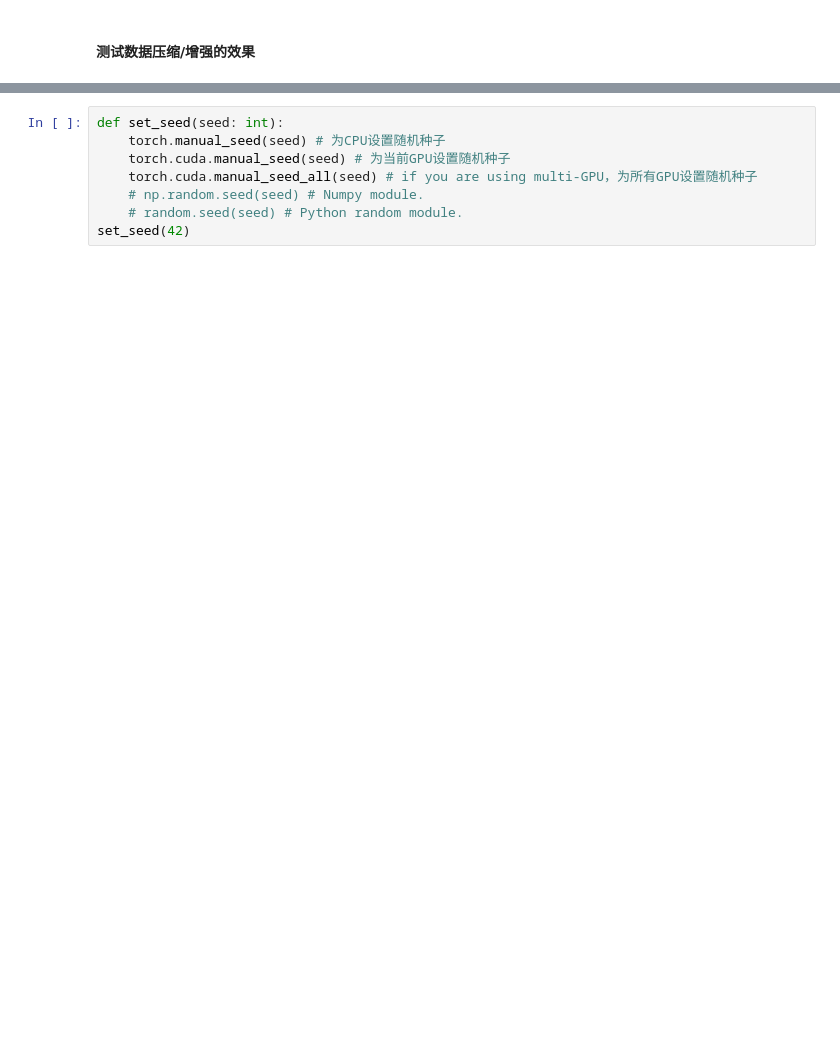
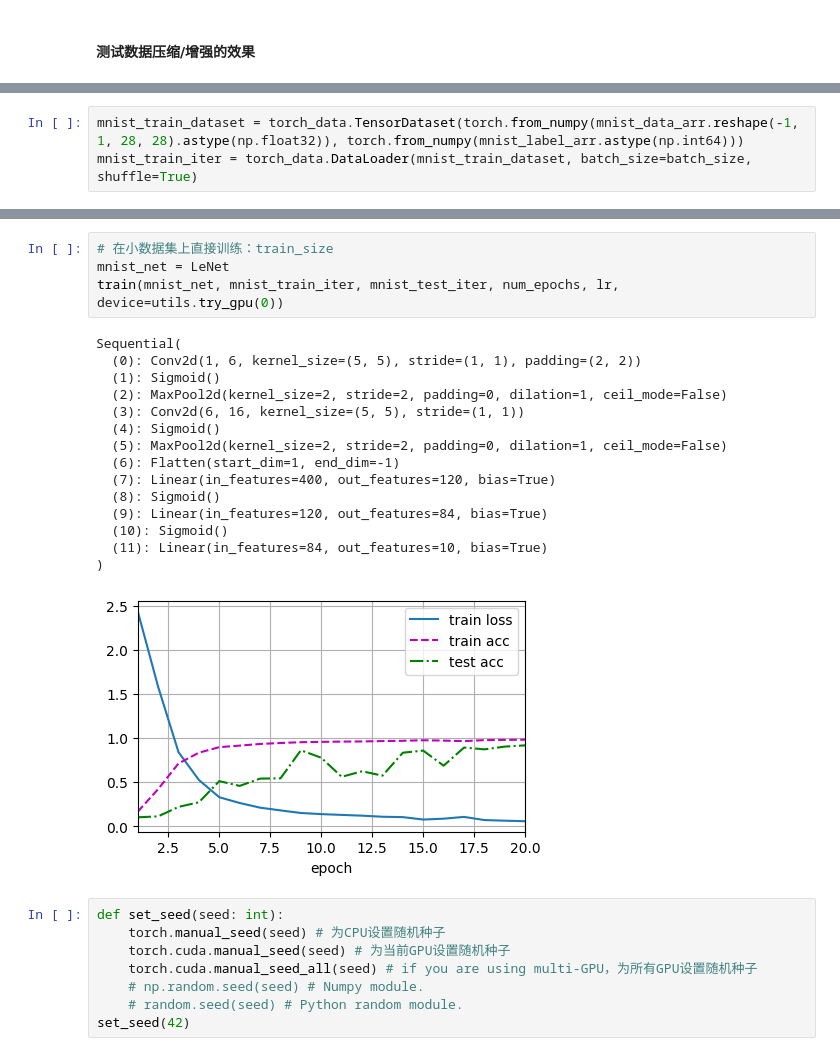
Before and after one commit to houhuawei23/geo-feature, a Jupyter notebook: hhw_code/main.ipynb, the cells around one changed output, grey strips where cells are left out. Saved outputs shown, nothing was run; the diff lists cells and outputs as text; blank space fills up the shorter version.

```diff
--- a/hhw_code/main.ipynb
+++ b/hhw_code/main.ipynb
@@ -214,0 +125,3 @@ res_lenet = network.LeNet
+# %%
+mnist_train_dataset = torch_data.TensorDataset(torch.from_numpy(mnist_data_arr.reshape(-1, 1, 28, 28).astype(np.float32)), torch.from_numpy(mnist_label_arr.astype(np.int64)))
+mnist_train_iter = torch_data.DataLoader(mnist_train_dataset, batch_size=batch_size, shuffle=True)
@@ -215,3 +183,23 @@ res_lenet = network.LeNet
+# %%
+# 在小数据集上直接训练：train_size
+mnist_net = LeNet
+train(mnist_net, mnist_train_iter, mnist_test_iter, num_epochs, lr, device=utils.try_gpu(0))
+# %% [output]
+Sequential(
+  (0): Conv2d(1, 6, kernel_size=(5, 5), stride=(1, 1), padding=(2, 2))
+  (1): Sigmoid()
+  (2): MaxPool2d(kernel_size=2, stride=2, padding=0, dilation=1, ceil_mode=False)
+  (3): Conv2d(6, 16, kernel_size=(5, 5), stride=(1, 1))
+  (4): Sigmoid()
+  (5): MaxPool2d(kernel_size=2, stride=2, padding=0, dilation=1, ceil_mode=False)
+  (6): Flatten(start_dim=1, end_dim=-1)
+  (7): Linear(in_features=400, out_features=120, bias=True)
+  (8): Sigmoid()
+  (9): Linear(in_features=120, out_features=84, bias=True)
+  (10): Sigmoid()
+  (11): Linear(in_features=84, out_features=10, bias=True)
+)
+[figure, added]
 # %%
 def set_seed(seed: int):
     torch.manual_seed(seed) # 为CPU设置随机种子
```
Also changed, not shown: parts of 38 cells of this notebook, 9 other files.
